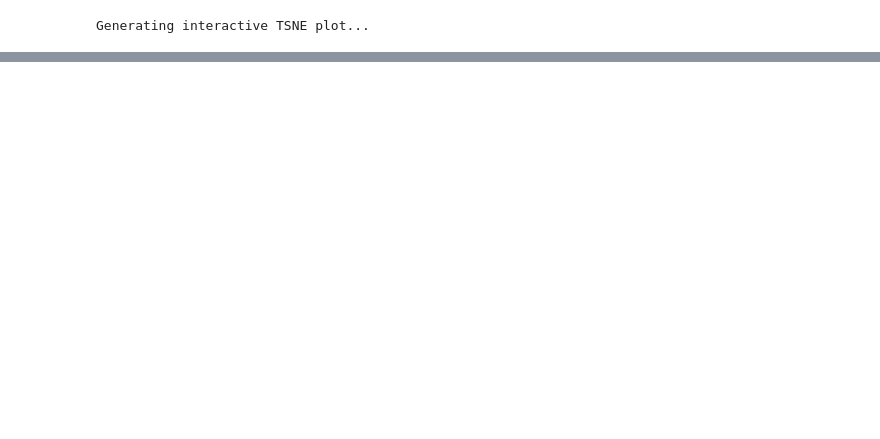
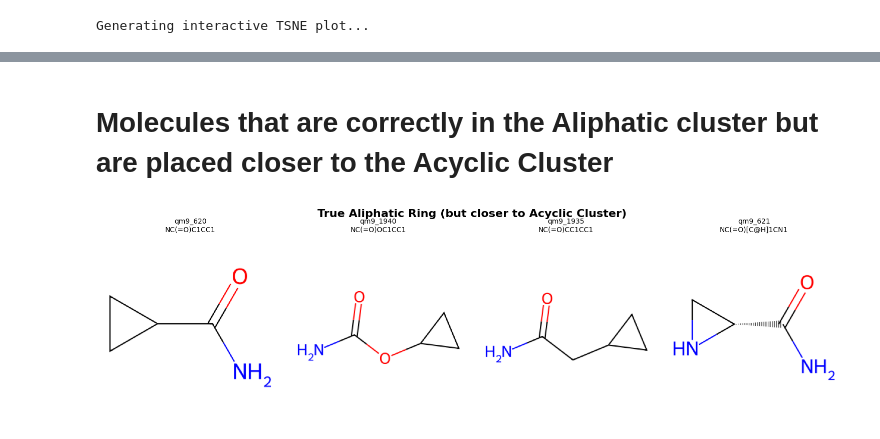
Before and after one commit to karlfindhansen/Non-Euclidean-Distances-in-Molecular-Representation, a Jupyter notebook: notebooks/QM9/cluster_analysis.ipynb, the cells around one changed output, grey strips where cells are left out. Cells and saved outputs as stored; diff of their text form; code cells hidden in the pictures; blank space fills up the shorter version.

Commit message:
detailed clustering qm9

```diff
--- a/notebooks/QM9/cluster_analysis.ipynb
+++ b/notebooks/QM9/cluster_analysis.ipynb
@@ -247,0 +366,47 @@ Generating interactive TSNE plot...
+# %% [markdown]
+# Molecules that are correctly in the Aliphatic cluster but are placed closer to the Acyclic Cluster
+# %%
+import matplotlib.pyplot as plt
+import polars as pl
+from rdkit import Chem
+from rdkit.Chem import Draw
+
+# 1. Define the specific molecules to plot
+target_ids = ["qm9_620", "qm9_1940", "qm9_1935", "qm9_621"]
+title_text = "True Aliphatic Ring (but closer to Acyclic Cluster)"
+
+# 2. Filter your existing DataFrame to get their SMILES
+# (Assumes 'df' is your Polars DataFrame containing QM9 data)
+subset = df.filter(pl.col("mol_id").is_in(target_ids))
+
+# 3. Setup the Plot (1 Row, 4 Columns)
+fig, axes = plt.subplots(nrows=1, ncols=4, figsize=(15, 4), constrained_layout=True)
+fig.suptitle(title_text, fontsize=16, weight='bold', y=1.05)
+
+# Convert to dictionary for easy lookup by ID order
+data_map = {row["mol_id"]: row["canonical_smiles"] for row in subset.iter_rows(named=True)}
+
+# 4. Plot each molecule
+for i, mol_id in enumerate(target_ids):
+    ax = axes[i]
+    ax.axis('off')  # Hide axis lines
+
+    smiles = data_map.get(mol_id)
+
+    if smiles:
+        mol = Chem.MolFromSmiles(smiles)
+        if mol:
+            # Draw molecule
+            img = Draw.MolToImage(mol, size=(300, 300))
+            ax.imshow(img)
+
+            # Add Caption
+            ax.set_title(f"{mol_id}\n{smiles}", fontsize=10, pad=10)
+        else:
+            ax.text(0.5, 0.5, "Invalid SMILES", ha='center', va='center', color='red')
+    else:
+        ax.text(0.5, 0.5, f"ID {mol_id}\nNot Found in DF", ha='center', va='center', color='red')
+
+plt.show()
+# %% [output]
+[figure, added]
```
Also changed, not shown: parts of 5 cells of this notebook, 3 other files.
